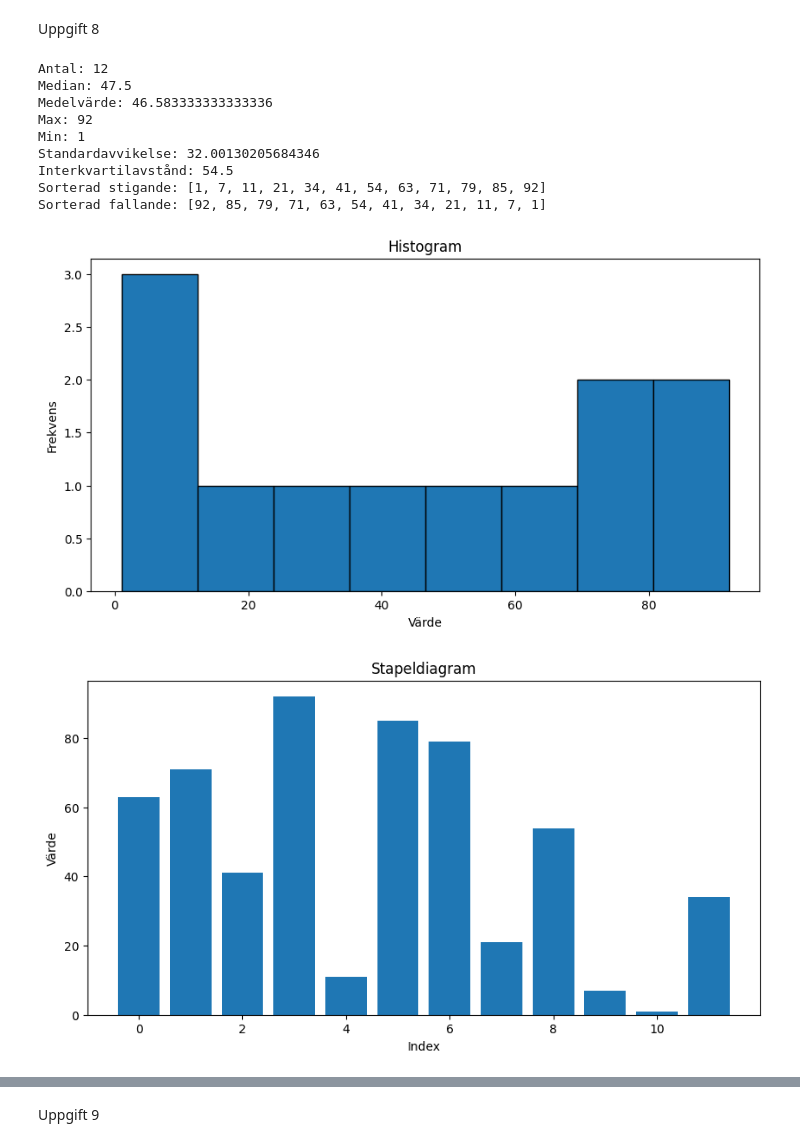
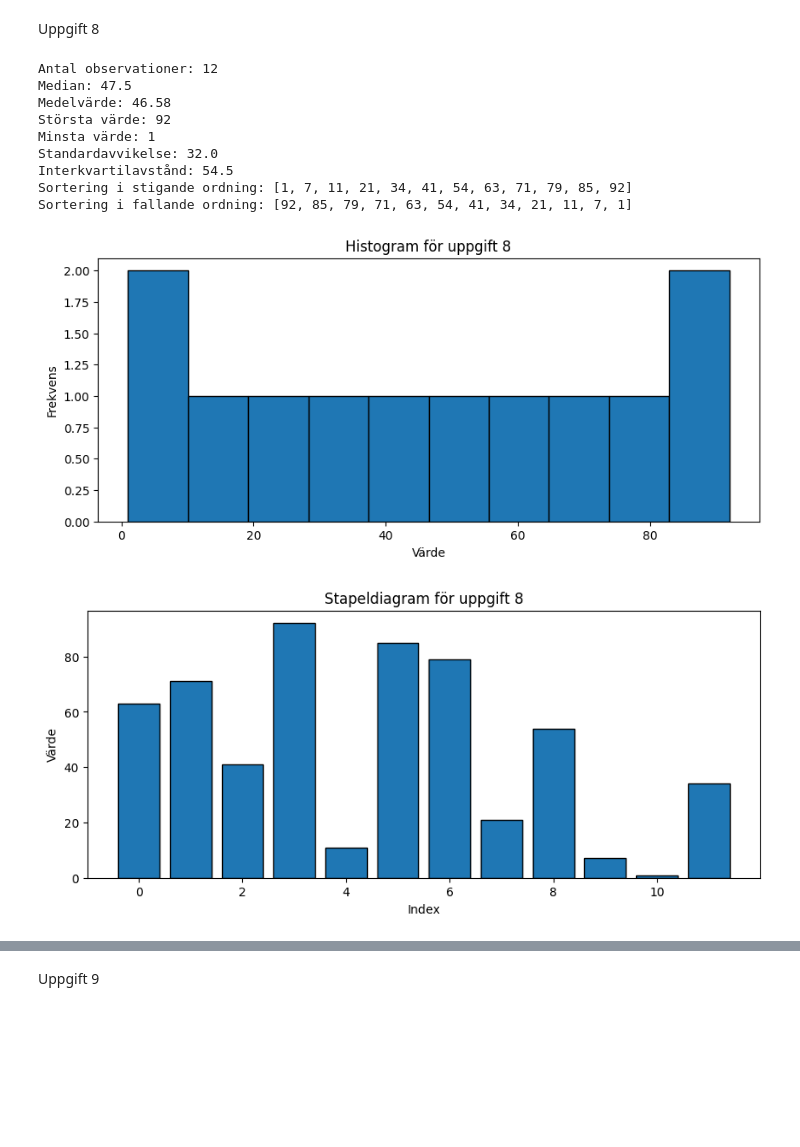
Before and after one commit to WisamHmedi/Labb-1---Grupp-40, a Jupyter notebook: labb1.ipynb, the cells around one changed output, grey strips where cells are left out. Cells and saved outputs as stored; diff of their text form; code cells hidden in the pictures; blank space fills up the shorter version.

```diff
--- a/labb1.ipynb
+++ b/labb1.ipynb
@@ -5,53 +5,74 @@ Uppgift 8
 # %%
 import numpy as np
 import matplotlib.pyplot as plt
 
+# Uppgift 8
 data = [63, 71, 41, 92, 11, 85, 79, 21, 54, 7, 1, 34]
 
 def mySummary(data):
-    print("Antal:", len(data))
-    print("Median:", np.median(data))
-    print("Medelvärde:", np.mean(data))
-    print("Max:", np.max(data))
-    print("Min:", np.min(data))
-    print("Standardavvikelse:", np.std(data, ddof=1))
-
+    antal = len(data)
+    median = np.median(data)
+    medel = np.mean(data)
+    max_varde = np.max(data)
+    min_varde = np.min(data)
+    std = np.std(data, ddof=1)
     q1 = np.percentile(data, 25)
     q3 = np.percentile(data, 75)
-    print("Interkvartilavstånd:", q3 - q1)
+    iqr = q3 - q1
+    stigande = sorted(data)
+    fallande = sorted(data, reverse=True)
 
-    print("Sorterad stigande:", sorted(data))
-    print("Sorterad fallande:", sorted(data, reverse=True))
+    print("Antal observationer:", antal)
+    print("Median:", median)
+    print("Medelvärde:", round(medel, 2))
+    print("Största värde:", max_varde)
+    print("Minsta värde:", min_varde)
+    print("Standardavvikelse:", round(std, 2))
+    print("Interkvartilavstånd:", round(iqr, 2))
+    print("Sortering i stigande ordning:", stigande)
+    print("Sortering i fallande ordning:", fallande)
 
-mySummary(data)
+    return {
+        "antal": antal,
+        "median": median,
+        "medelvärde": medel,
+        "max": max_varde,
+        "min": min_varde,
+        "standardavvikelse": std,
+        "iqr": iqr,
+        "stigande": stigande,
+        "fallande": fallande
+    }
 
-# Histogram (förbättrad)
-plt.figure(figsize=(10,5))
-plt.hist(data, bins=8, edgecolor='black')
-plt.title("Histogram")
+sammanfattning_8 = mySummary(data)
+
+# Histogram
+plt.figure(figsize=(10, 4))
+plt.hist(data, edgecolor="black")
+plt.title("Histogram för uppgift 8")
 plt.xlabel("Värde")
 plt.ylabel("Frekvens")
 plt.grid(False)
 plt.show()
 
-# Stapeldiagram (förbättrad)
-plt.figure(figsize=(10,5))
-plt.bar(range(len(data)), data)
-plt.title("Stapeldiagram")
+# Stapeldiagram
+plt.figure(figsize=(10, 4))
+plt.bar(range(len(data)), data, edgecolor="black")
+plt.title("Stapeldiagram för uppgift 8")
 plt.xlabel("Index")
 plt.ylabel("Värde")
 plt.grid(False)
 plt.show()
 # %% [output]
-Antal: 12
+Antal observationer: 12
 Median: 47.5
-Medelvärde: 46.583333333333336
-Max: 92
-Min: 1
-Standardavvikelse: 32.00130205684346
+Medelvärde: 46.58
+Största värde: 92
+Minsta värde: 1
+Standardavvikelse: 32.0
 Interkvartilavstånd: 54.5
-Sorterad stigande: [1, 7, 11, 21, 34, 41, 54, 63, 71, 79, 85, 92]
-Sorterad fallande: [92, 85, 79, 71, 63, 54, 41, 34, 21, 11, 7, 1]
+Sortering i stigande ordning: [1, 7, 11, 21, 34, 41, 54, 63, 71, 79, 85, 92]
+Sortering i fallande ordning: [92, 85, 79, 71, 63, 54, 41, 34, 21, 11, 7, 1]
-[figure, old version]
+[figure, new version]
-[figure, old version]
+[figure, new version]
 # %% [markdown]
```
Also changed, not shown: parts of 9 cells of this notebook.
